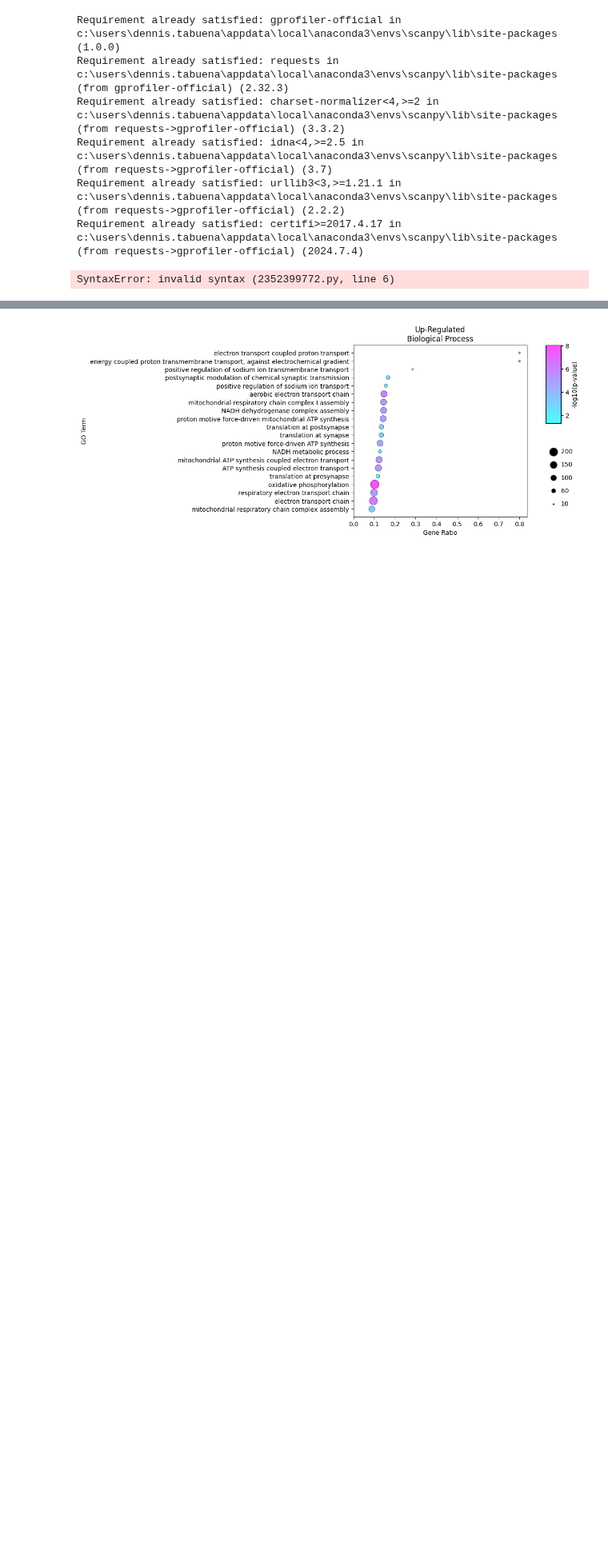
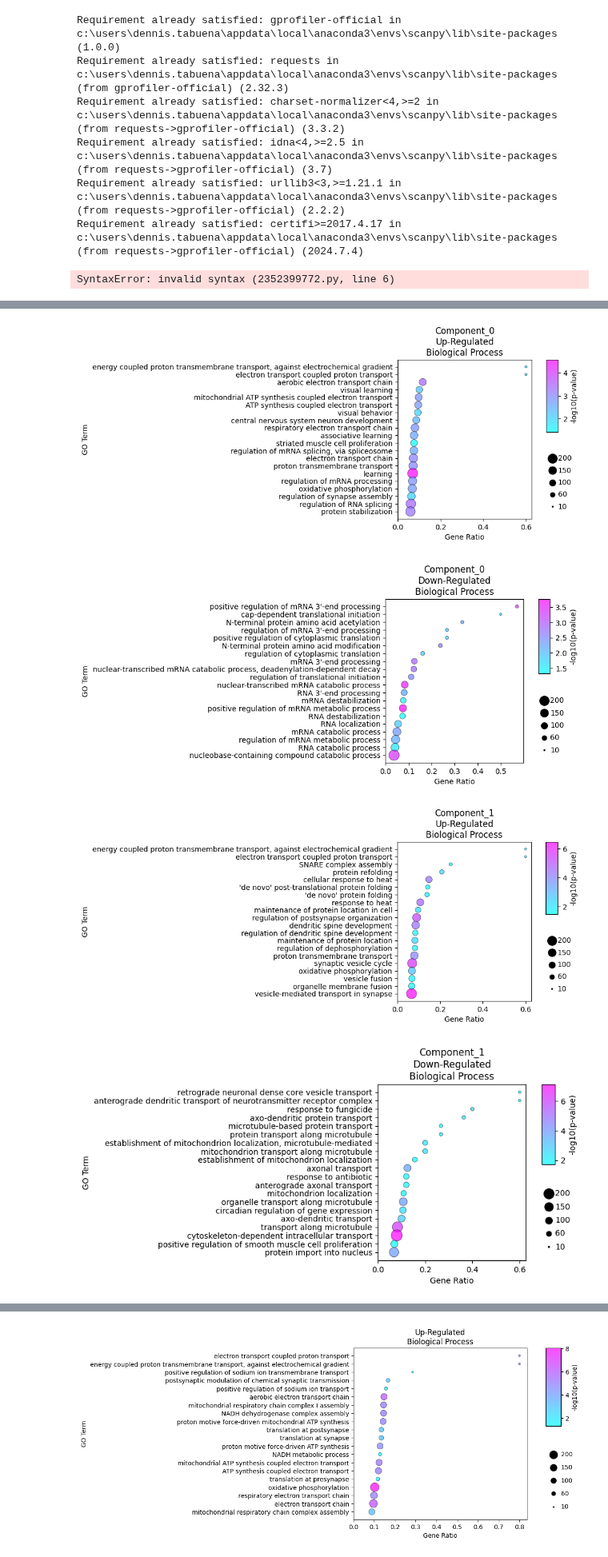
Before and after one commit to dtabuena/Workshop, a Jupyter notebook: GO_Tools.ipynb, the cells around one changed output, grey strips where cells are left out. Shown at 80% size. Saved outputs shown, nothing was run; the diff lists cells and outputs as text; code cells hidden in the pictures; blank space fills up the shorter version.

```diff
--- a/GO_Tools.ipynb
+++ b/GO_Tools.ipynb
@@ -39,23 +39,33 @@ display(gene_df.head())
 # %%
 
 # Define the number of top and bottom genes to extract
 X = 250
 
 # Dictionary to store the lists of tuples for each column
 gene_dict = {}
 # Iterate over each column in the DataFrame
 for column in gene_df.columns:
     # Sort the column to get the top and bottom X genes
     sorted_genes = gene_df[column].sort_values(ascending=False)
 
     # Get the top X genes
     top_genes = sorted_genes.head(X).index.tolist()
 
     # Get the bottom X genes
     bottom_genes = sorted_genes.tail(X).index.tolist()
 
     # Store the top and bottom genes as a tuple
     gene_dict[column] = {'top': top_genes, 'bot': bottom_genes}
 
 
-query_list = gene_dict[column]['top']
+
+for k,genes in gene_dict.items():
+    results = query_go(genes['top'])
+    fig,ax = plot_go_enrichment(results,[str(k),'Up-Regulated','Biological Process'])
+    results = query_go(genes['bot'])
+    fig,ax = plot_go_enrichment(results,[str(k),'Down-Regulated','Biological Process'])
+# %% [output]
+[figure, added]
+[figure, added]
+[figure, added]
+[figure, added]
```
Also changed, not shown: parts of 2 cells of this notebook.
